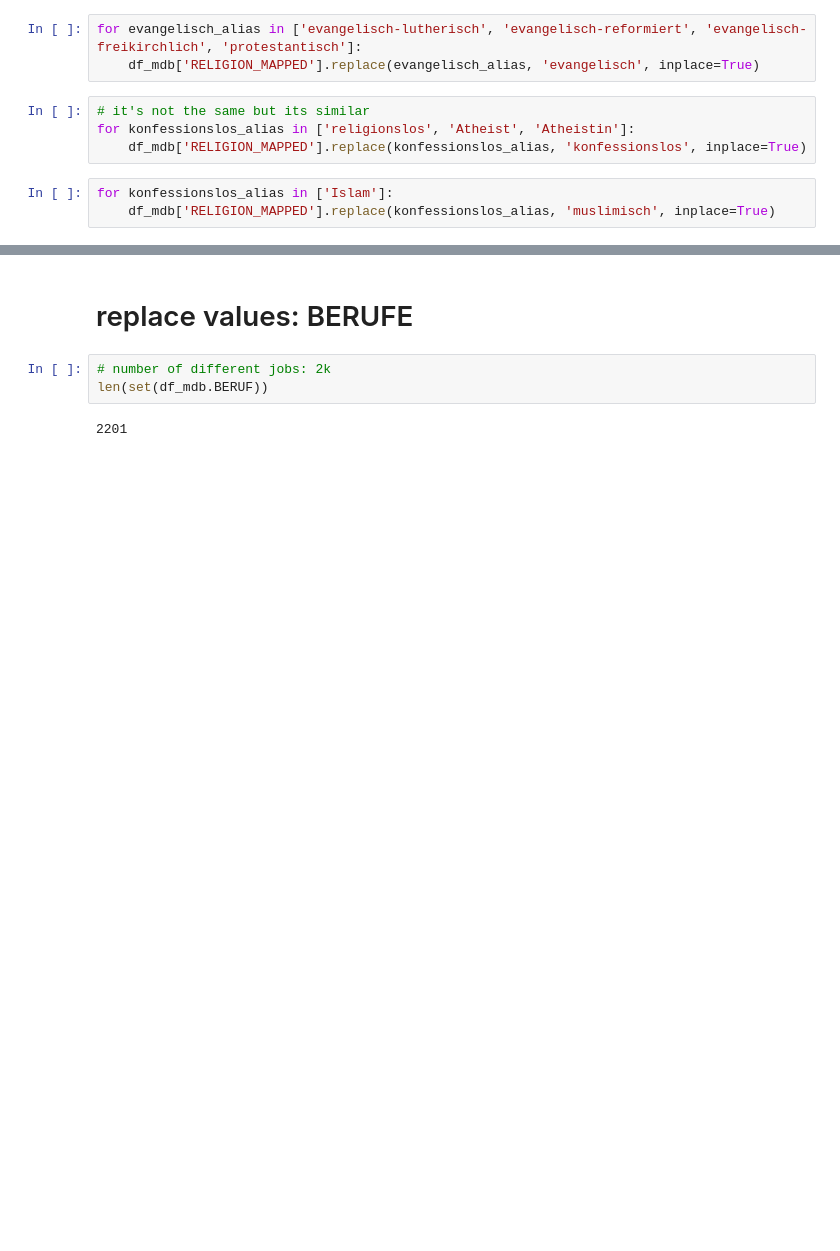
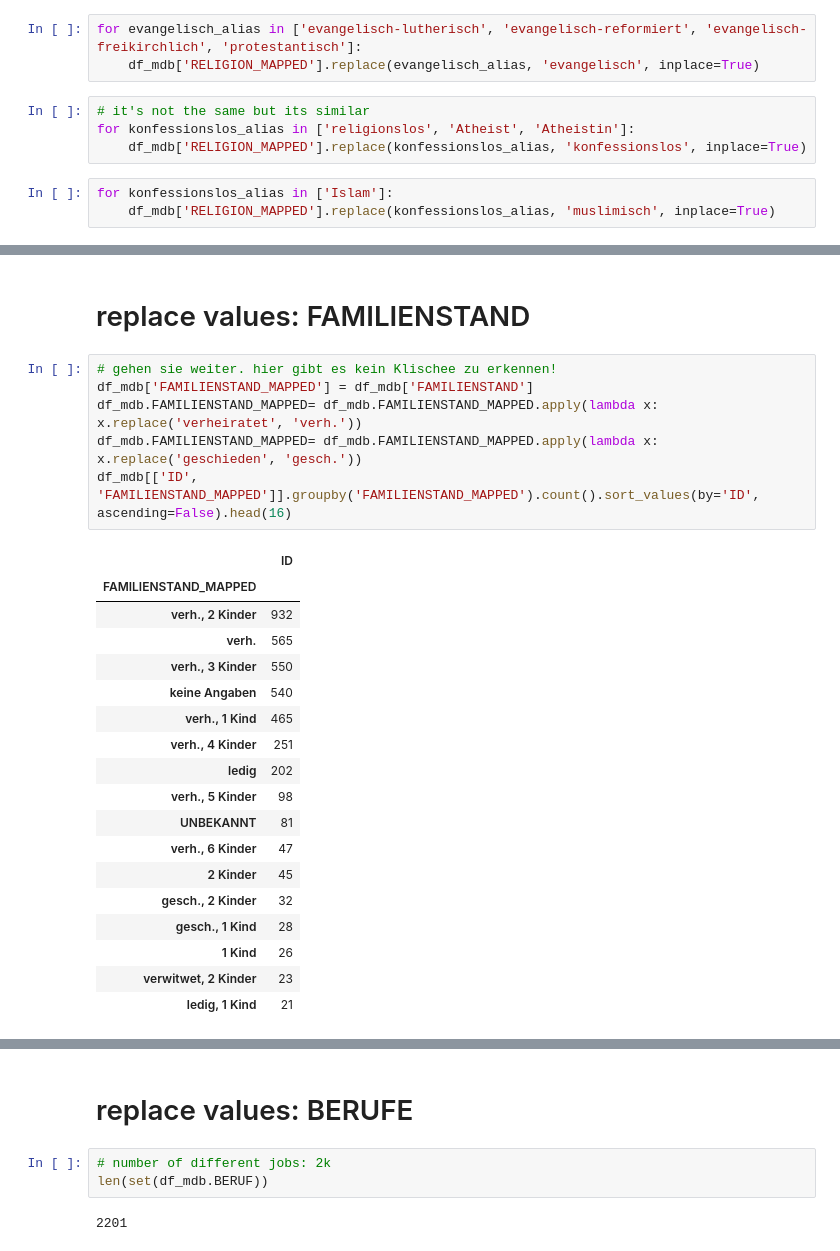
Before and after one commit to mrs-curi0sity/bundestag-mining, a Jupyter notebook: Parse_Stammdaten.ipynb, the cells around one changed output, grey strips where cells are left out. Saved outputs shown, nothing was run; the diff lists cells and outputs as text; blank space fills up the shorter version.

```diff
--- a/Parse_Stammdaten.ipynb
+++ b/Parse_Stammdaten.ipynb
@@ -230,0 +231,27 @@ df_mdb['RELIGION_MAPPED'].value_counts().plot(kind='bar')
+# %% [markdown]
+# replace values: FAMILIENSTAND
+# %%
+# gehen sie weiter. hier gibt es kein Klischee zu erkennen!
+df_mdb['FAMILIENSTAND_MAPPED'] = df_mdb['FAMILIENSTAND']
+df_mdb.FAMILIENSTAND_MAPPED= df_mdb.FAMILIENSTAND_MAPPED.apply(lambda x: x.replace('verheiratet', 'verh.'))
+df_mdb.FAMILIENSTAND_MAPPED= df_mdb.FAMILIENSTAND_MAPPED.apply(lambda x: x.replace('geschieden', 'gesch.'))
+df_mdb[['ID', 'FAMILIENSTAND_MAPPED']].groupby('FAMILIENSTAND_MAPPED').count().sort_values(by='ID', ascending=False).head(16)
+# %% [output]
+|  | ID |
+| FAMILIENSTAND_MAPPED |  |
+| verh., 2 Kinder | 932 |
+| verh. | 565 |
+| verh., 3 Kinder | 550 |
+| keine Angaben | 540 |
+| verh., 1 Kind | 465 |
+| verh., 4 Kinder | 251 |
+| ledig | 202 |
+| verh., 5 Kinder | 98 |
+| UNBEKANNT | 81 |
+| verh., 6 Kinder | 47 |
+| 2 Kinder | 45 |
+| gesch., 2 Kinder | 32 |
+| gesch., 1 Kind | 28 |
+| 1 Kind | 26 |
+| verwitwet, 2 Kinder | 23 |
+| ledig, 1 Kind | 21 |
```
Also changed, not shown: parts of 68 cells of this notebook.
